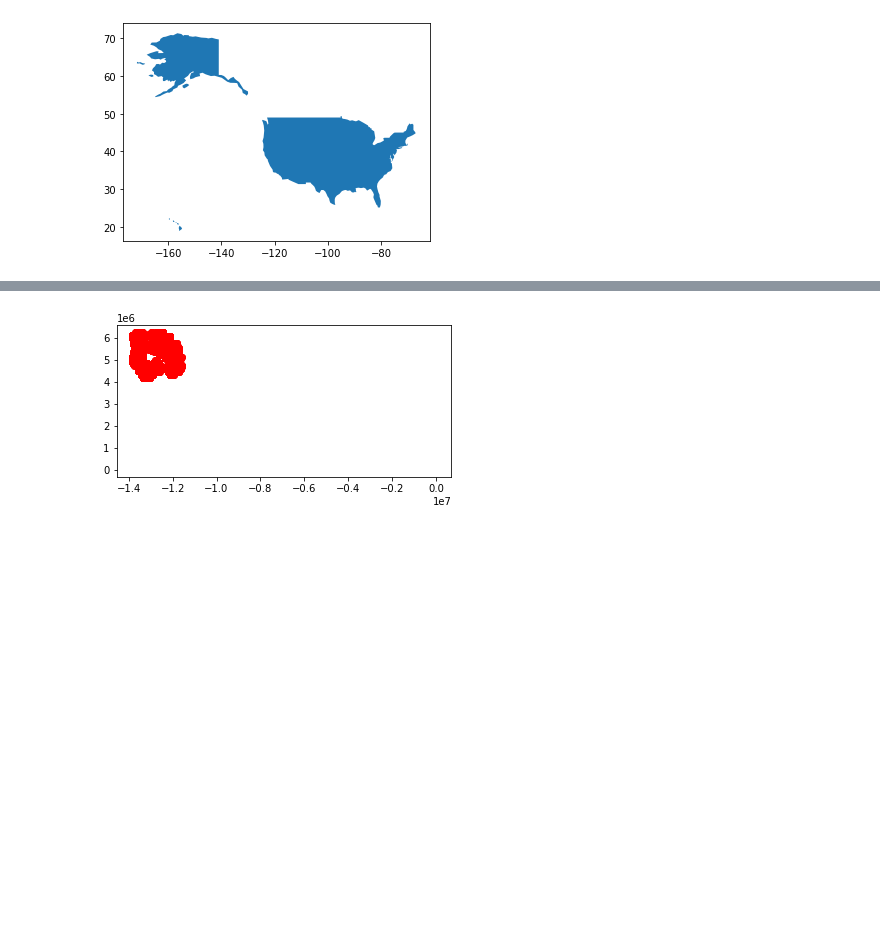
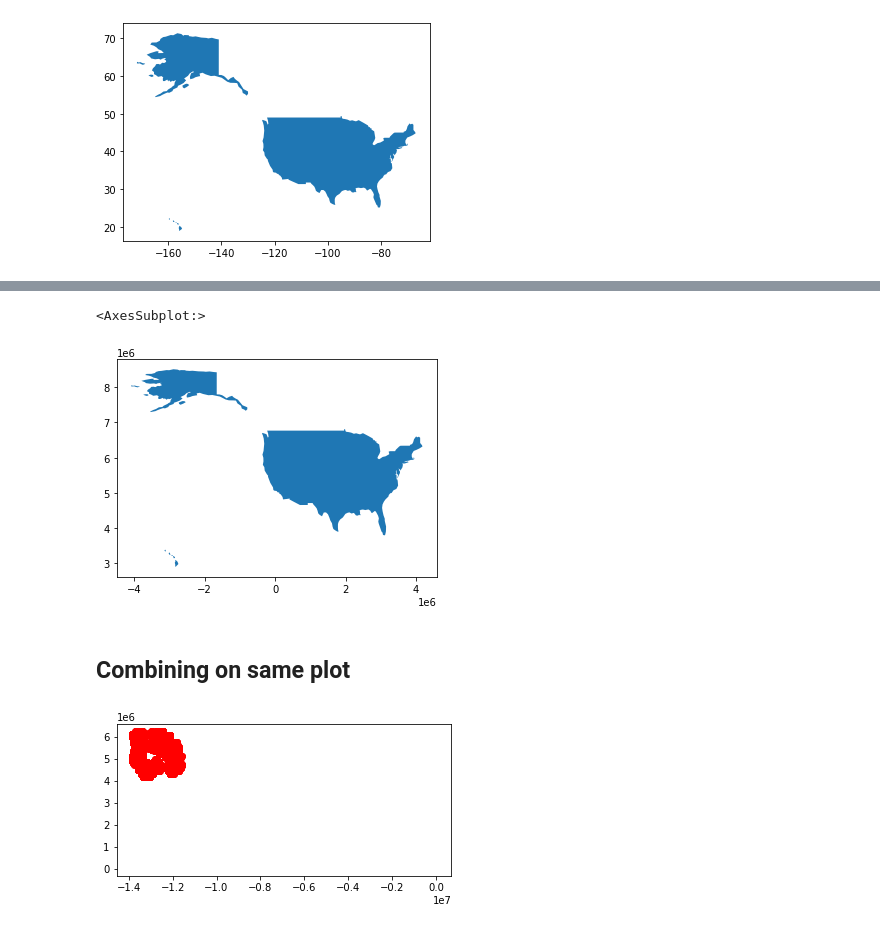
Before and after one commit to UW-GDA/jupyterbook, a Jupyter notebook: book/modules/04_Vector1_Geopandas_CRS_Proj/04_Vector1_Geopandas_CRS_Proj_demo.ipynb, the cells around one changed output, grey strips where cells are left out. Saved outputs shown, nothing was run; the diff lists cells and outputs as text; code cells hidden in the pictures; blank space fills up the shorter version.

```diff
--- a/book/modules/04_Vector1_Geopandas_CRS_Proj/04_Vector1_Geopandas_CRS_Proj_demo.ipynb
+++ b/book/modules/04_Vector1_Geopandas_CRS_Proj/04_Vector1_Geopandas_CRS_Proj_demo.ipynb
@@ -343,0 +517,8 @@ Datum: World Geodetic System 1984 ensemble
+# %%
+us_cea = us.to_crs('+proj=cea +lon_0=-120 +lat_ts=45')
+us_cea.plot()
+# %% [output]
+<AxesSubplot:>
+[figure, added]
+# %% [markdown]
+## Combining on same plot
```
Also changed, not shown: parts of 42 cells of this notebook, 1 other file.
